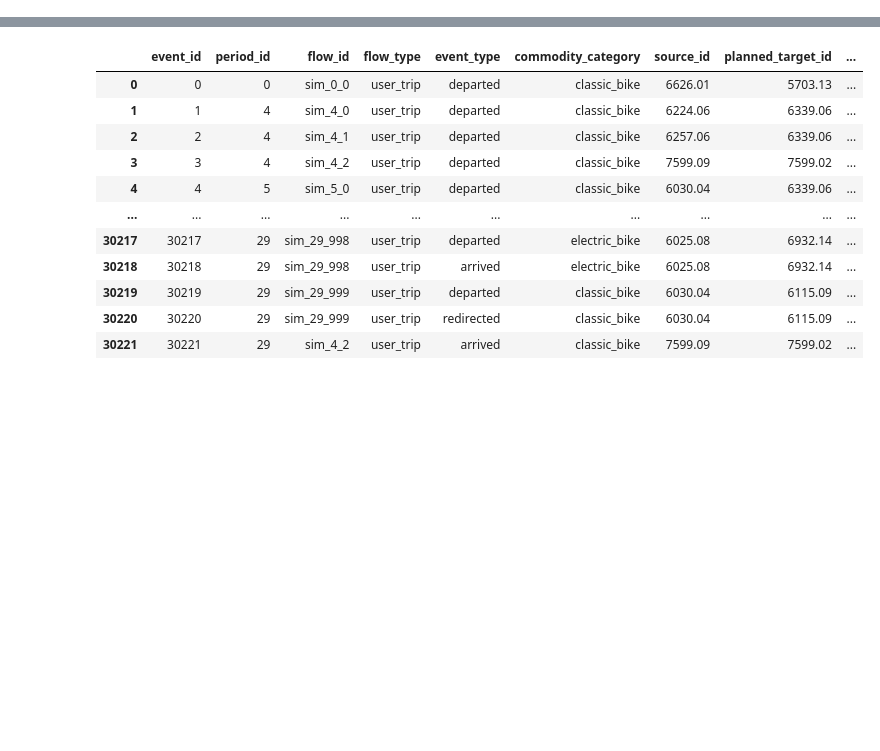
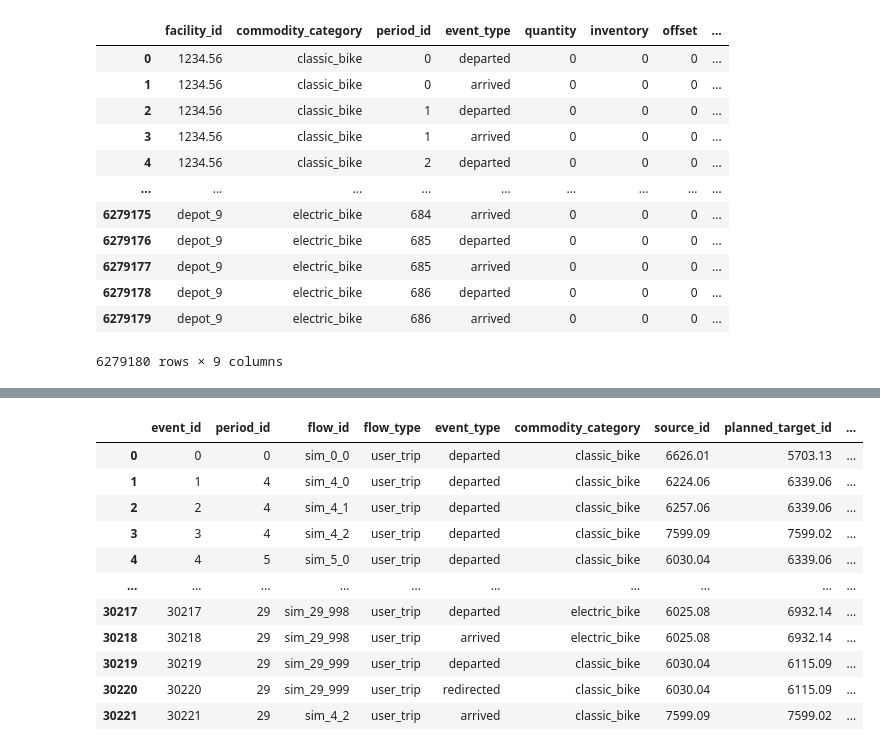
Before and after one commit to vlzm/GFDRR, a Jupyter notebook: notebooks/test_pipeline.ipynb, the cells around one changed output, grey strips where cells are left out. Drawn from its saved outputs; the diff is of its cells as text; code cells hidden in the pictures; blank space fills up the shorter version.

```diff
--- a/notebooks/test_pipeline.ipynb
+++ b/notebooks/test_pipeline.ipynb
@@ -54,0 +104,16 @@ historical_flows_df = graph_data.historical_flows_df
+# %%
+total_flows_final
+# %% [output]
+|  | facility_id | commodity_category | period_id | event_type | quantity | inventory | offset | ... |
+| 0 | 1234.56 | classic_bike | 0 | departed | 0 | 0 | 0 | ... |
+| 1 | 1234.56 | classic_bike | 0 | arrived | 0 | 0 | 0 | ... |
+| 2 | 1234.56 | classic_bike | 1 | departed | 0 | 0 | 0 | ... |
+| 3 | 1234.56 | classic_bike | 1 | arrived | 0 | 0 | 0 | ... |
+| 4 | 1234.56 | classic_bike | 2 | departed | 0 | 0 | 0 | ... |
+| ... | ... | ... | ... | ... | ... | ... | ... | ... |
+| 6279175 | depot_9 | electric_bike | 684 | arrived | 0 | 0 | 0 | ... |
+| 6279176 | depot_9 | electric_bike | 685 | departed | 0 | 0 | 0 | ... |
+| 6279177 | depot_9 | electric_bike | 685 | arrived | 0 | 0 | 0 | ... |
+| 6279178 | depot_9 | electric_bike | 686 | departed | 0 | 0 | 0 | ... |
+| 6279179 | depot_9 | electric_bike | 686 | arrived | 0 | 0 | 0 | ... |
+6279180 rows × 9 columns
```
Also changed, not shown: parts of 27 cells of this notebook.
